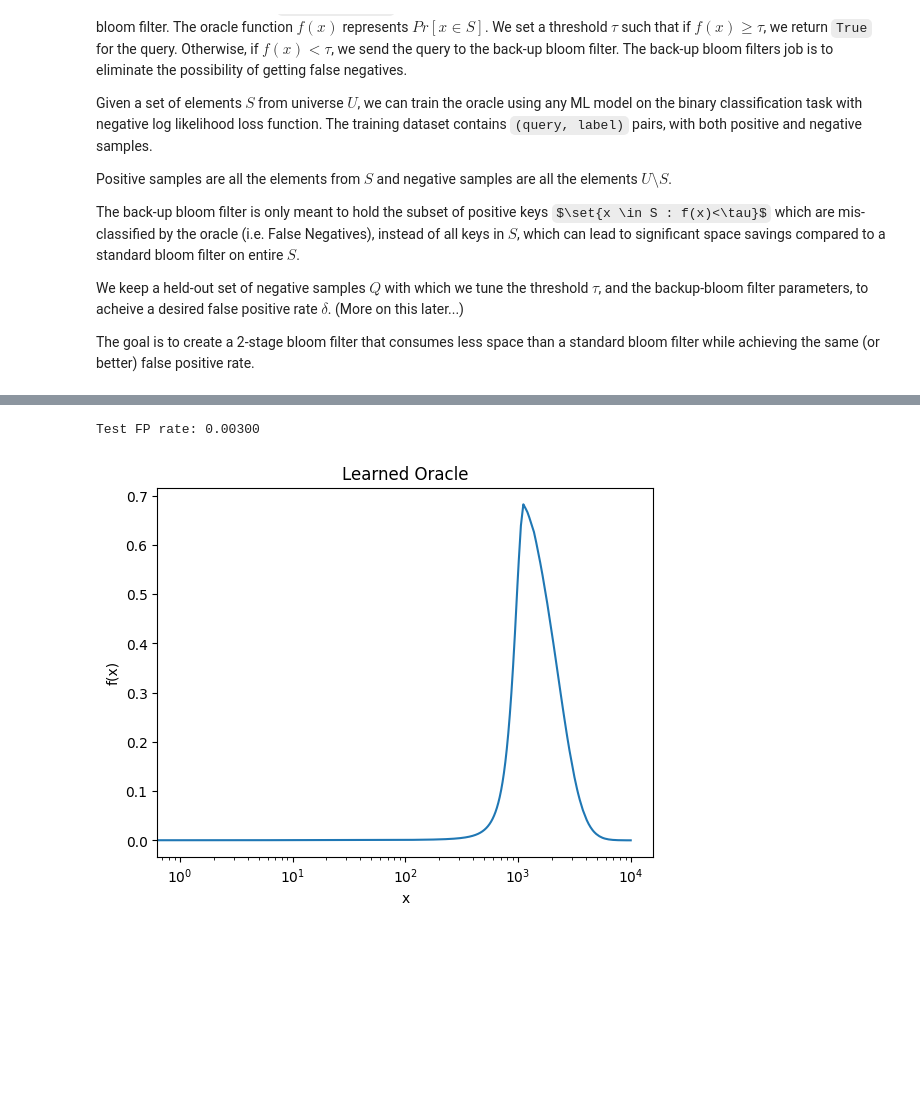
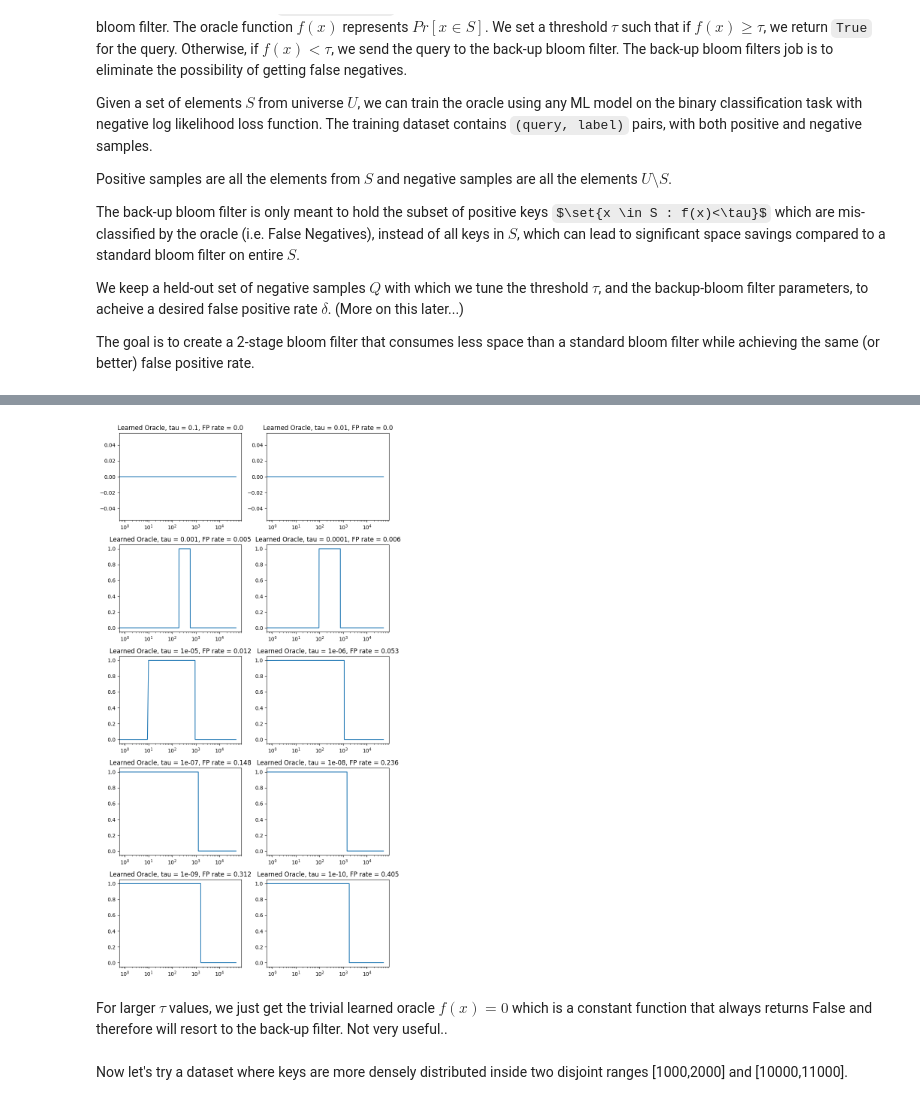
Before and after one commit to tsultan16/Learned_Bloom_Filter, a Jupyter notebook: learned_bloom.ipynb, the cells around one changed output, grey strips where cells are left out. Drawn from its saved outputs; the diff is of its cells as text; code cells hidden in the pictures; some formulas as TeX source; blank space fills up the shorter version.

```diff
--- a/learned_bloom.ipynb
+++ b/learned_bloom.ipynb
@@ -220,0 +345,22 @@ x: 9857, Probs: [0.9999840259552002, 1.59911851369543e-05]
+# %%
+tau_values = [1e-1, 1e-2, 1e-3, 1e-4, 1e-5, 1e-6, 1e-7, 1e-8, 1e-9, 1e-10]
+
+fig, axs = plt.subplots(5, 2, figsize=(8, 15))
+for i, tau in enumerate(tau_values):
+    f = [1 if p > tau else 0 for p in predictions]
+    f_neg_test = [f[x] for x in negative_x_test]
+    FP_rate = sum(f_neg_test) / len(f_neg_test)
+    # Convert flat index i to a tuple of (row, col) for indexing axs
+    row, col = divmod(i, 2)
+    axs[row, col].plot(x, f)
+    axs[row, col].set_title('Learned Oracle, tau = ' + str(tau) + ', FP rate = '+str(FP_rate))
+    axs[row, col].set_xscale('log')
+
+plt.tight_layout()  # Adjust layout to prevent overlap
+plt.show()  # Display the plots
+# %% [output]
+[figure, added]
+# %% [markdown]
+For larger $\tau$ values, we just get the trivial learned oracle $f(x) = 0$ which is a constant function that always returns False and therefore will resort to the back-up filter. Not very useful..
+# %% [markdown]
+Now let's try a dataset where keys are more densely distributed inside two disjoint ranges [1000,2000] and [10000,11000].
@@ -221,30 +453,13 @@ x: 9857, Probs: [0.9999840259552002, 1.59911851369543e-05]
 # %%
-# evaluate the model
-evaluate(test_dataloader, model)
-
 # compute model predictions for all universe items
-universe = list(range(0,usize))
+universe = train_dataset.x_norm[:,0]
 predictions = []
 model.eval()
 with torch.no_grad():
-    #for x,_ in negative_samples_test[:100]
-    for x in universe:
-        x = torch.tensor(x, dtype=torch.float32).unsqueeze(0)
+    # compute in batches
+    for i in range(0, len(universe), batch_size):
+        x = torch.tensor(universe[i:i+batch_size], dtype=torch.float32).unsqueeze(1).to(device)
         outputs = model(x)
         # apply softmax to get class probabilities
-        predicted = torch.nn.Softmax(dim=0)(outputs)
-        #print(f"x: {x}, Logits: {outputs}, Predicted: {predicted}")
-        predictions.append(predicted[1].item())
+        predicted = torch.nn.Softmax(dim=1)(outputs)
+        predictions.extend(predicted[:,1].cpu().numpy())
-# %% [output]
-Test FP rate: 0.00300
-# %%
-# plot the model predictions
-plt.plot(universe, predictions)
-plt.xlabel('x')
-plt.ylabel('f(x)')
-plt.title('Learned Oracle')
-
-# log scale on x axis
-plt.xscale('log')
-# %% [output]
-[figure, removed]
```
Also changed, not shown: parts of 23 cells of this notebook.
